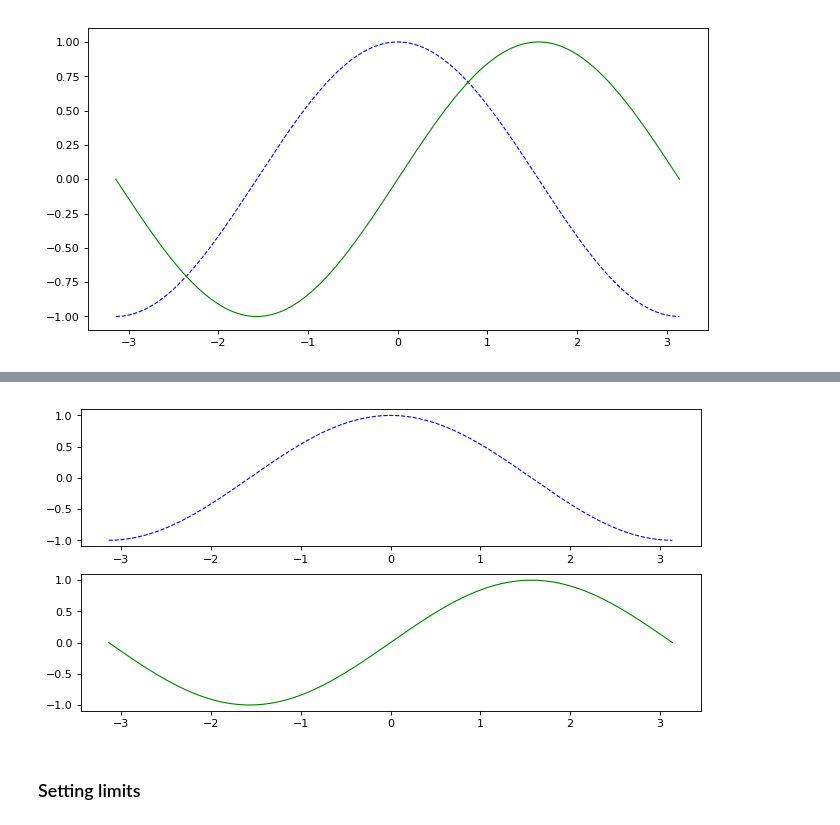
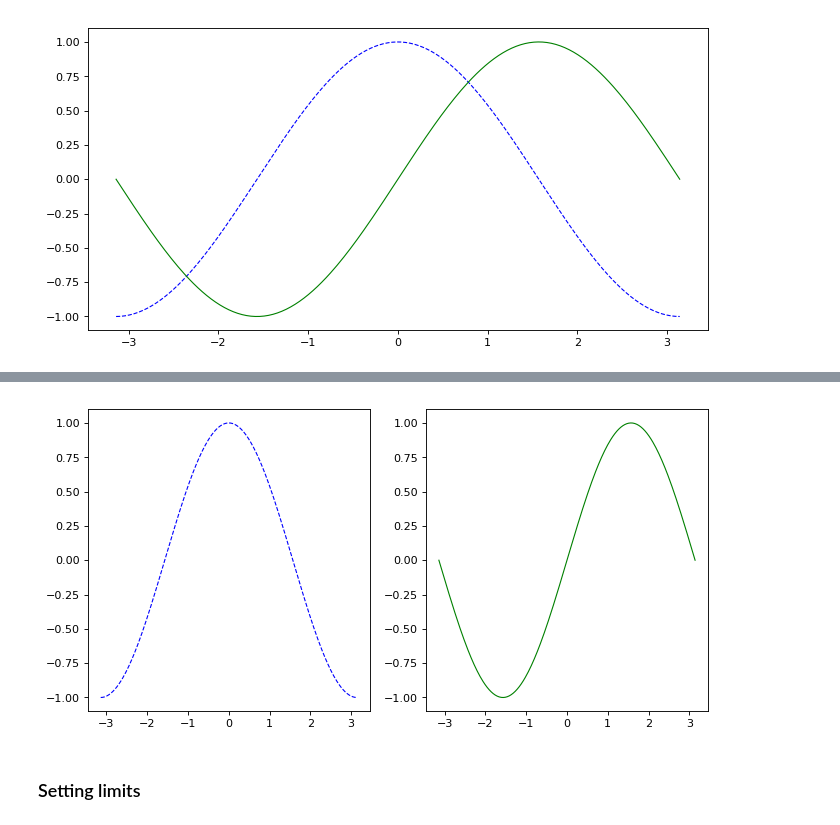
Before and after one commit to cridonoso/IntroToDataScience, a Jupyter notebook: 0-Python/Python.ipynb, the cells around one changed output, grey strips where cells are left out. Cells and saved outputs as stored; diff of their text form; code cells hidden in the pictures.

```diff
--- a/0-Python/Python.ipynb
+++ b/0-Python/Python.ipynb
@@ -375,19 +404,20 @@ plt.show()
 # %%
 # Create a figure of size 8x6 inches, 80 dots per inch (resolution in dots per inch)
 plt.figure(figsize=(10, 5), dpi=80)
 
 # Create a new subplot from a grid of 1x1
-plt.subplot(2, 1, 1)
+plt.subplot(1, 2, 1)
 # Plot cosine with a blue continuous line of width 1 (pixels)
 plt.plot(X, C, color="blue", linewidth=1.0, linestyle="--")
-plt.subplot(2, 1, 2)
+
+plt.subplot(1, 2, 2)
 # Plot sine with a green continuous line of width 1 (pixels)
 plt.plot(X, S, color="green", linewidth=1.0, linestyle="-")
 
 # Show result on screen
 plt.show()
 # %% [output]
-[figure, old version]
+[figure, new version]
 # %% [markdown]
 ### Setting limits
 # %%
```
Also changed, not shown: parts of 15 cells of this notebook, 1 other file.
